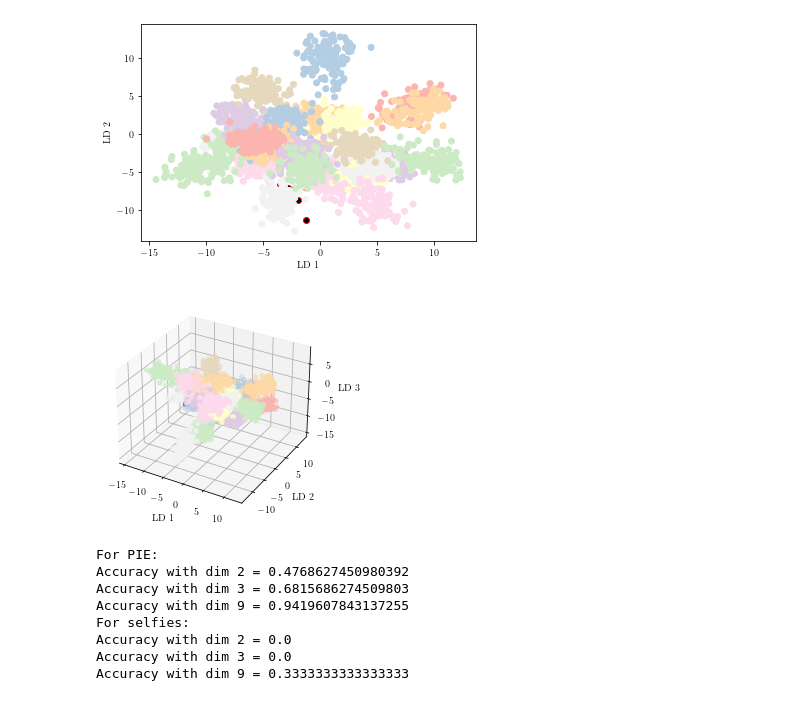
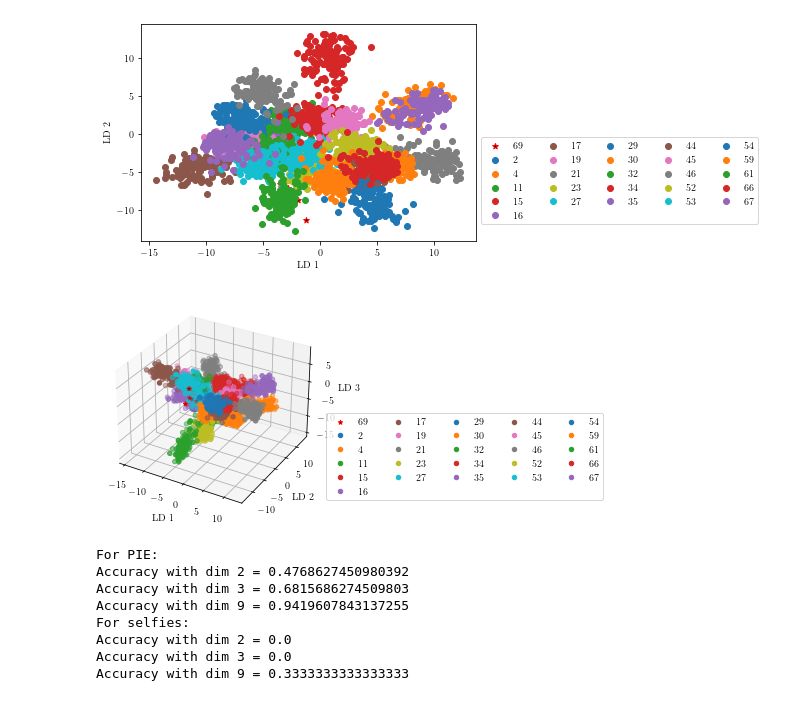
Before and after one commit to shenghaoc/ee5907-ca2, a Jupyter notebook: lda.ipynb, the cells around one changed output. Cells and saved outputs as stored; diff of their text form; code cells hidden in the pictures.

Commit message:
Update visualization of PCA and LDA

```diff
--- a/lda.ipynb
+++ b/lda.ipynb
@@ -196,57 +194,68 @@ pie_X_lda = X_lda[y_train != SELFIE_LABEL]
 # %%
 # LDA 2D
 fig = plt.figure()
 ax = fig.add_subplot()
 
 # First, check for selfie and draw red edge
 ax.scatter(
-    selfie_X_lda[:, 0],
-    selfie_X_lda[:, 1],
+    X_lda[y_train == SELFIE_LABEL][:, 0],
+    X_lda[y_train == SELFIE_LABEL][:, 1],
+    marker="*",
+    label=SELFIE_LABEL,
     c="k",
     edgecolors="r",
 )
 # Next, check not selfie and draw normally
-# Also use a distinct color map for clarity
-ax.scatter(
-    pie_X_lda[:, 0],
-    pie_X_lda[:, 1],
-    c=y_train[y_train != SELFIE_LABEL],
-    cmap="Pastel1",
-)
+for i in np.unique(y_train[y_train != SELFIE_LABEL]):
+    ax.scatter(
+        X_lda[y_train == i][:, 0],
+        X_lda[y_train == i][:, 1],
+        label=i,
+    )
 
 ax.set_xlabel("LD 1")
 ax.set_ylabel("LD 2")
 
-plt.savefig(figures_directory / "lda_2d.pdf")
+lgd = ax.legend(ncol=np.int_(NUM_CHOSEN / 5), bbox_to_anchor=(1, 0.5))
+
+plt.savefig(
+    figures_directory / "lda_2d.pdf", bbox_extra_artists=(lgd,), bbox_inches="tight"
+)
 # %% [output]
-[figure, old version]
+[figure, new version]
 # %%
 # LDA 3D
 fig = plt.figure()
 ax = fig.add_subplot(projection="3d")
 
 ax.scatter(
-    selfie_X_lda[:, 0],
-    selfie_X_lda[:, 1],
-    selfie_X_lda[:, 2],
+    X_lda[y_train == SELFIE_LABEL][:, 0],
+    X_lda[y_train == SELFIE_LABEL][:, 1],
+    X_lda[y_train == SELFIE_LABEL][:, 2],
+    marker="*",
+    label=SELFIE_LABEL,
     c="k",
     edgecolors="r",
 )
-ax.scatter(
-    pie_X_lda[:, 0],
-    pie_X_lda[:, 1],
-    pie_X_lda[:, 2],
-    c=y_train[y_train != SELFIE_LABEL],
-    cmap="Pastel1",
-)
+for i in np.unique(y_train[y_train != SELFIE_LABEL]):
+    ax.scatter(
+        X_lda[y_train == i][:, 0],
+        X_lda[y_train == i][:, 1],
+        X_lda[y_train == i][:, 2],
+        label=i,
+    )
 
 ax.set_xlabel("LD 1")
 ax.set_ylabel("LD 2")
 ax.set_zlabel("LD 3")
 
-plt.savefig(figures_directory / "lda_3d.pdf")
+lgd = ax.legend(ncol=np.int_(NUM_CHOSEN / 5), bbox_to_anchor=(1, 0.5))
+
+plt.savefig(
+    figures_directory / "lda_3d.pdf", bbox_extra_artists=(lgd,), bbox_inches="tight"
+)
 # %% [output]
-[figure, old version]
+[figure, new version]
 # %%
 X_lda_test = images_test @ eigvecs[:, :MAX_LDA_DIM]
 selfie_X_lda_test = selfie_images_test @ eigvecs[:, :MAX_LDA_DIM]
```
Also changed, not shown: parts of 1 cell of this notebook, 1 other file.
